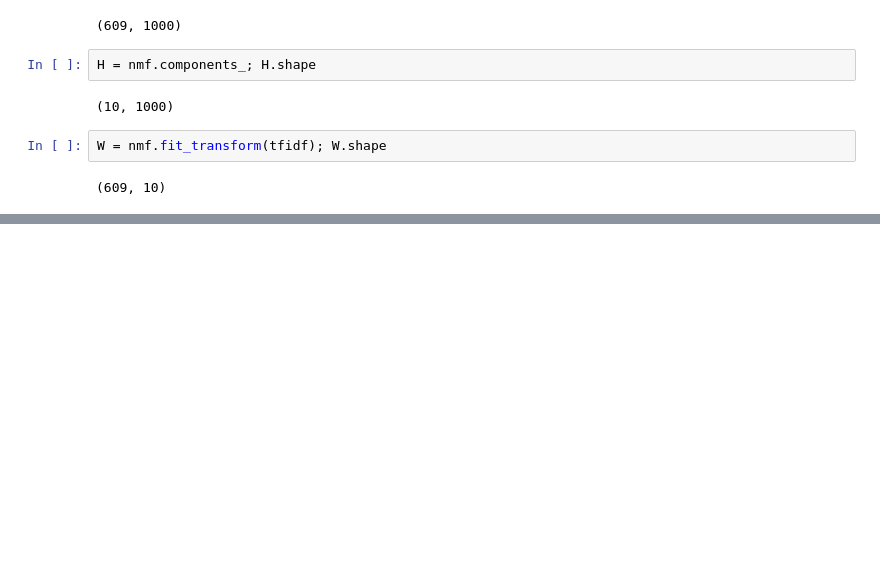
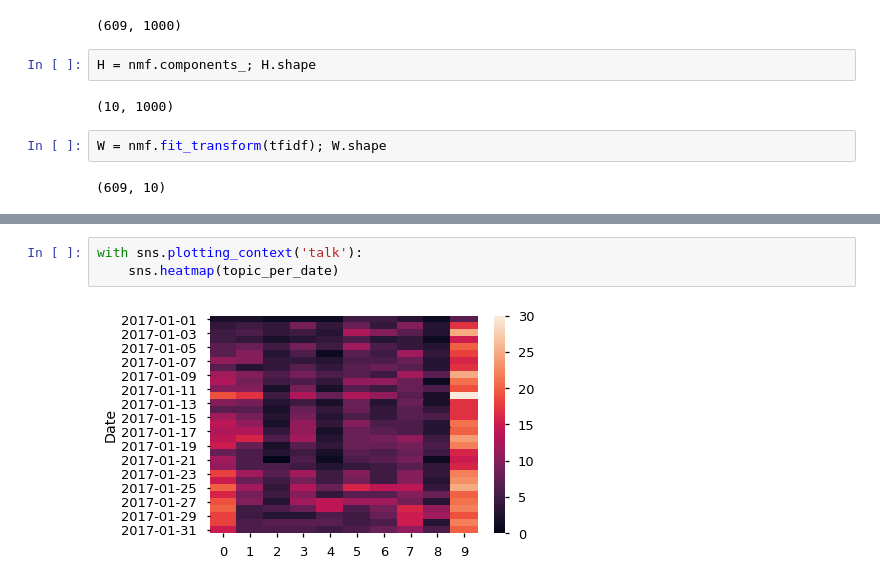
Before and after one commit to kublasean/Reddit-Analysis, a Jupyter notebook: notebooks/RedditAnalysis_carissa_theme_extraction.ipynb, the cells around one changed output, grey strips where cells are left out. Cells and saved outputs as stored; diff of their text form; blank space fills up the shorter version.

```diff
--- a/notebooks/RedditAnalysis_carissa_theme_extraction.ipynb
+++ b/notebooks/RedditAnalysis_carissa_theme_extraction.ipynb
@@ -174,0 +174,5 @@ nmf.reconstruction_err_ # I dont' know if this is a good error or not...
+# %%
+with sns.plotting_context('talk'):
+    sns.heatmap(topic_per_date)
+# %% [output]
+[figure, added]
```
Also changed, not shown: parts of 27 cells of this notebook.
